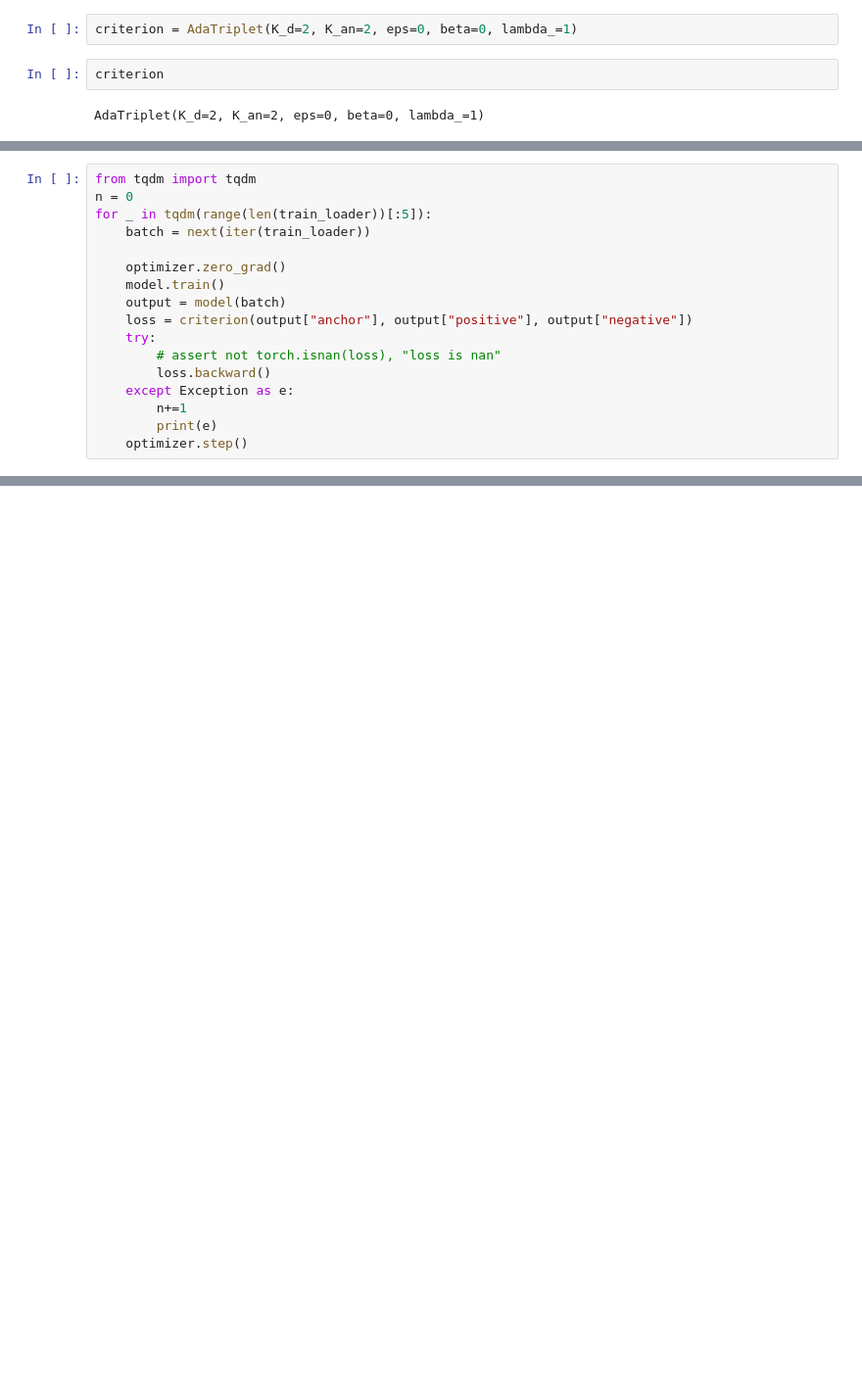
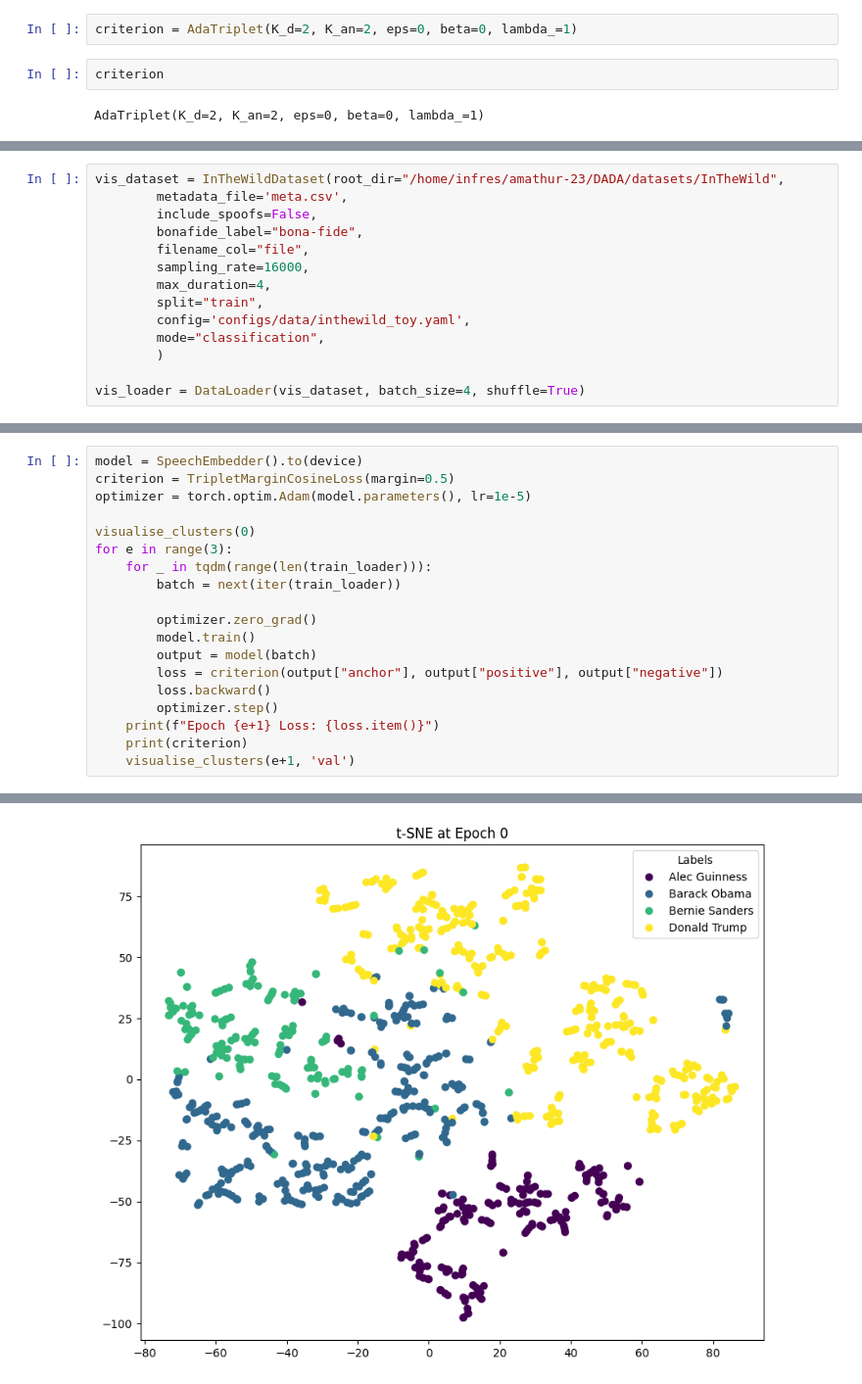
Before and after one commit to niconymanda/DADA, a Jupyter notebook: src/SpeechCLR/sanity_checks.ipynb, the cells around one changed output, grey strips where cells are left out. Shown at 98% size. Cells and saved outputs as stored; diff of their text form; blank space fills up the shorter version.

```diff
--- a/src/SpeechCLR/sanity_checks.ipynb
+++ b/src/SpeechCLR/sanity_checks.ipynb
@@ -107,0 +138,14 @@ optimizer = torch.optim.Adam(model.parameters(), lr=1e-3)
+# %%
+vis_dataset = InTheWildDataset(root_dir="/home/infres/amathur-23/DADA/datasets/InTheWild",
+        metadata_file='meta.csv',
+        include_spoofs=False,
+        bonafide_label="bona-fide",
+        filename_col="file",
+        sampling_rate=16000,
+        max_duration=4,
+        split="train",
+        config='configs/data/inthewild_toy.yaml',
+        mode="classification",
+        )
+
+vis_loader = DataLoader(vis_dataset, batch_size=4, shuffle=True)
@@ -108,17 +195,20 @@ optimizer = torch.optim.Adam(model.parameters(), lr=1e-3)
 # %%
-from tqdm import tqdm
-n = 0
-for _ in tqdm(range(len(train_loader))[:5]):
-    batch = next(iter(train_loader))
+model = SpeechEmbedder().to(device)
+criterion = TripletMarginCosineLoss(margin=0.5)
+optimizer = torch.optim.Adam(model.parameters(), lr=1e-5)
 
-    optimizer.zero_grad()
-    model.train()
-    output = model(batch)
-    loss = criterion(output["anchor"], output["positive"], output["negative"])
-    try:
-        # assert not torch.isnan(loss), "loss is nan"
+visualise_clusters(0)
+for e in range(3):
+    for _ in tqdm(range(len(train_loader))):
+        batch = next(iter(train_loader))
+
+        optimizer.zero_grad()
+        model.train()
+        output = model(batch)
+        loss = criterion(output["anchor"], output["positive"], output["negative"])
         loss.backward()
-    except Exception as e:
-        n+=1
-        print(e)
-    optimizer.step()
+        optimizer.step()
+    print(f"Epoch {e+1} Loss: {loss.item()}")
+    print(criterion)
+    visualise_clusters(e+1, 'val')
+# %% [output]
@@ -124,0 +217 @@ for _ in tqdm(range(len(train_loader))[:5]):
+[figure, added]
```
Also changed, not shown: parts of 11 cells of this notebook, 6 other files.
